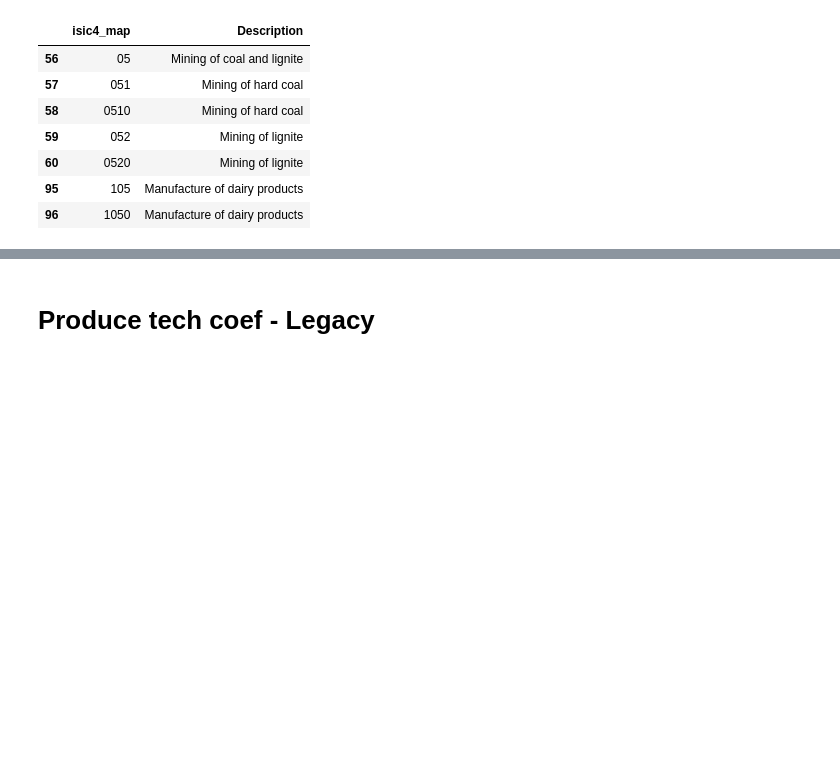
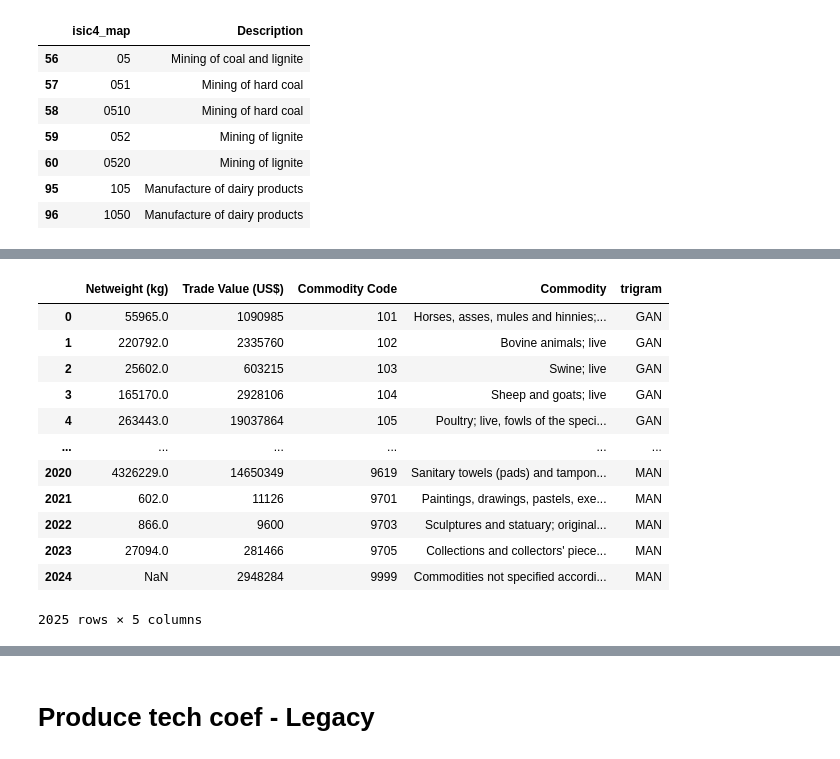
Before and after one commit to ccolon/disrupt-sc, a Jupyter notebook: dataprep/Trade.ipynb, the cells around one changed output, grey strips where cells are left out. Cells and saved outputs as stored; diff of their text form; code cells hidden in the pictures; blank space fills up the shorter version.

```diff
--- a/dataprep/Trade.ipynb
+++ b/dataprep/Trade.ipynb
@@ -269,0 +272,16 @@ pd.merge(
+# %%
+df
+# %% [output]
+|  | Netweight (kg) | Trade Value (US$) | Commodity Code | Commodity | trigram |
+| 0 | 55965.0 | 1090985 | 101 | Horses, asses, mules and hinnies;... | GAN |
+| 1 | 220792.0 | 2335760 | 102 | Bovine animals; live | GAN |
+| 2 | 25602.0 | 603215 | 103 | Swine; live | GAN |
+| 3 | 165170.0 | 2928106 | 104 | Sheep and goats; live | GAN |
+| 4 | 263443.0 | 19037864 | 105 | Poultry; live, fowls of the speci... | GAN |
+| ... | ... | ... | ... | ... | ... |
+| 2020 | 4326229.0 | 14650349 | 9619 | Sanitary towels (pads) and tampon... | MAN |
+| 2021 | 602.0 | 11126 | 9701 | Paintings, drawings, pastels, exe... | MAN |
+| 2022 | 866.0 | 9600 | 9703 | Sculptures and statuary; original... | MAN |
+| 2023 | 27094.0 | 281466 | 9705 | Collections and collectors' piece... | MAN |
+| 2024 | NaN | 2948284 | 9999 | Commodities not specified accordi... | MAN |
+2025 rows × 5 columns
```
Also changed, not shown: parts of 4 cells of this notebook, 16 other files.
